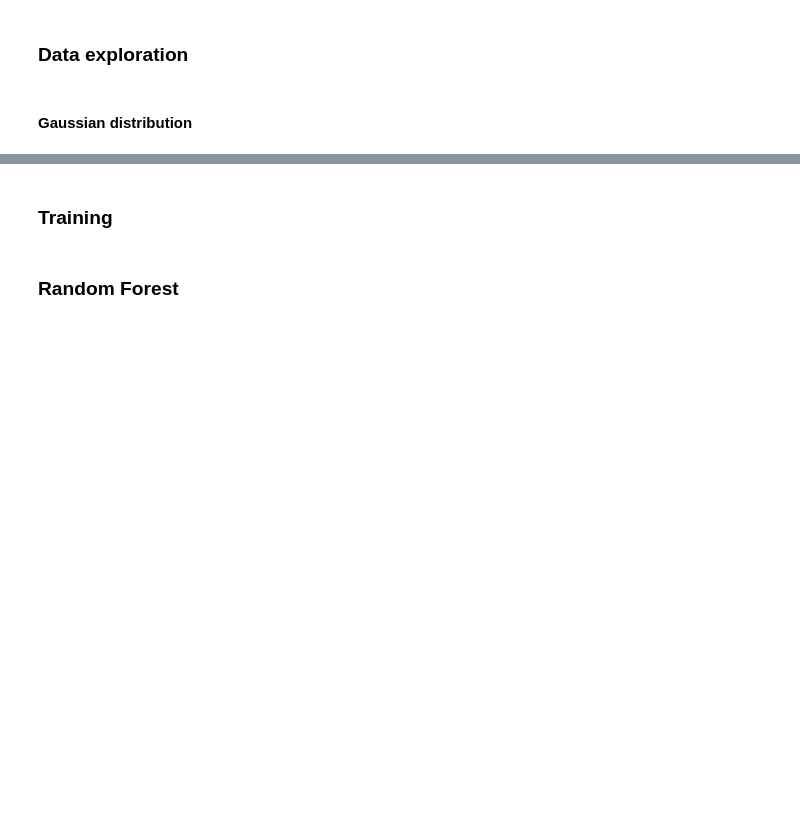
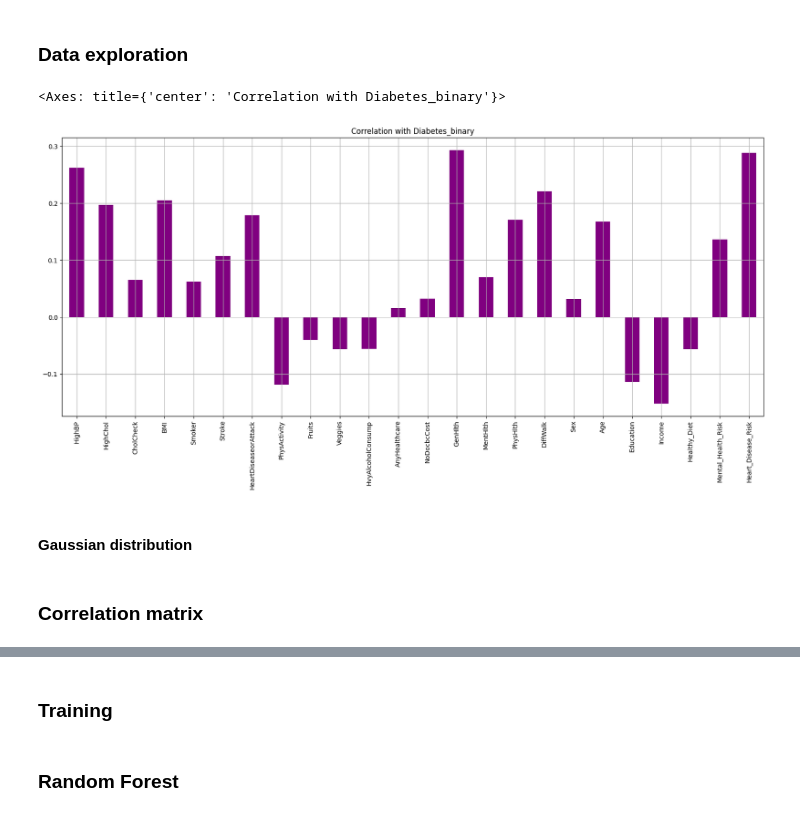
Before and after one commit to GharibSidney/kaggle_ML, a Jupyter notebook: src/test.ipynb, the cells around one changed output, grey strips where cells are left out. Cells and saved outputs as stored; diff of their text form; code cells hidden in the pictures; blank space fills up the shorter version.

```diff
--- a/src/test.ipynb
+++ b/src/test.ipynb
@@ -83,6 +86,16 @@ for i in range(c):
 
 plt.tight_layout(rect=[0, 0.03, 1, 0.95])  # Adjust layout to fit the title
 plt.show()
+# %%
+# Filter numeric columns only from X
+X_numeric = X.select_dtypes(include=[np.number])
+
+# Compute correlation with y
+X_numeric.corrwith(y['Diabetes_binary']).plot(kind='bar', grid=True, figsize=(20, 8),
+                                              title="Correlation with Diabetes_binary", color="Purple")
+# %% [output]
+<Axes: title={'center': 'Correlation with Diabetes_binary'}>
+[figure, added]
 # %% [markdown]
 #### Gaussian distribution
 # %%
@@ -109,3 +119,5 @@ def normal_probability_plot(data, col):
+# %% [markdown]
+### Correlation matrix
 # %%
 #Correlation matrix
 corr = X.corr()
```
Also changed, not shown: parts of 25 cells of this notebook, 2 other files.
